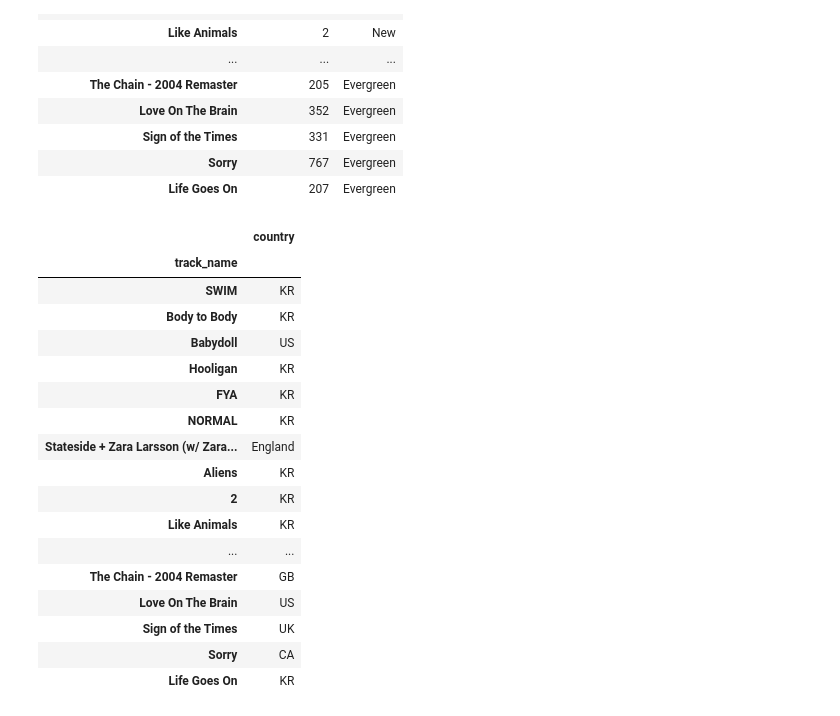
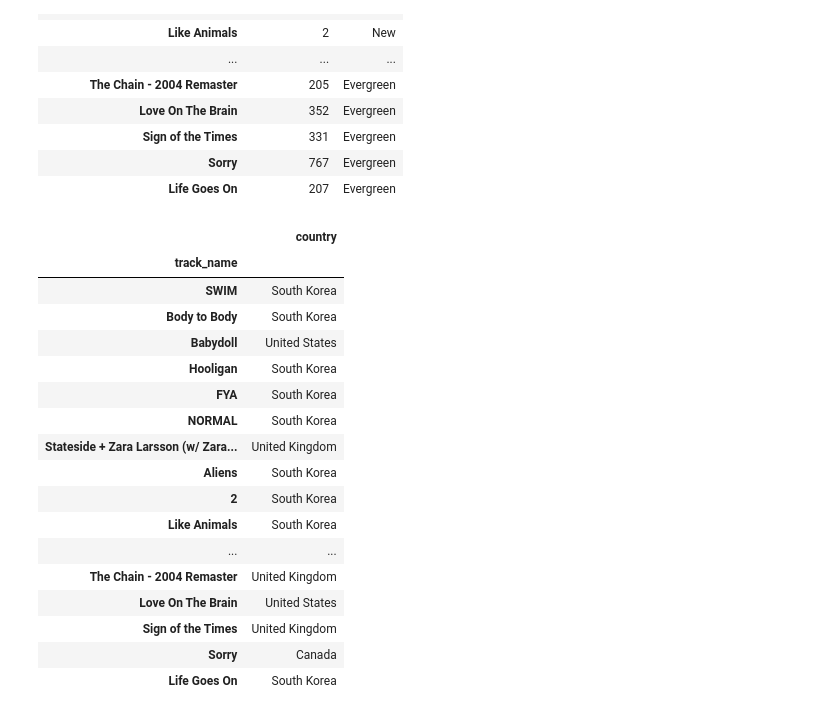
Before and after one commit to olegbyte-del/data_cleaning_spotify_global_trends, a Jupyter notebook: spotify_global_trends_data_cleaning.ipynb, the cells around one changed output. Cells and saved outputs as stored; diff of their text form; code cells hidden in the pictures.

```diff
--- a/spotify_global_trends_data_cleaning.ipynb
+++ b/spotify_global_trends_data_cleaning.ipynb
@@ -50,7 +50,3 @@ Data columns (total 12 columns):
  11  longevity            178 non-null    object
 dtypes: int64(6), object(6)
 memory usage: 18.1+ KB
-# %%
-spotify_dtb_df.loc['Babydoll', 'country'] = "US"
-spotify_dtb_df.loc['Sign of the Times', 'country'] = "UK"
-spotify_dtb_df
@@ -191,22 +173,34 @@ spotify_dtb_df[['days_on_chart', 'longevity']]
 | Life Goes On | 207 | Evergreen |
 # %%
 spotify_dtb_df[['country']]
+spotify_dtb_df['country'].unique()
+
+import importlib
+import data_standardization
+
+importlib.reload(data_standardization)
+
+from data_standardization import country_domain_to_fullname_country
+
+spotify_dtb_df['country'] = spotify_dtb_df['country'].apply(country_domain_to_fullname_country)
+
+spotify_dtb_df[['country']]
 # %% [output]
 |  | country |
 | track_name |  |
-| SWIM | KR |
-| Body to Body | KR |
-| Babydoll | US |
-| Hooligan | KR |
-| FYA | KR |
-| NORMAL | KR |
-| Stateside + Zara Larsson (w/ Zara... | England |
-| Aliens | KR |
-| 2 | KR |
-| Like Animals | KR |
+| SWIM | South Korea |
+| Body to Body | South Korea |
+| Babydoll | United States |
+| Hooligan | South Korea |
+| FYA | South Korea |
+| NORMAL | South Korea |
+| Stateside + Zara Larsson (w/ Zara... | United Kingdom |
+| Aliens | South Korea |
+| 2 | South Korea |
+| Like Animals | South Korea |
 | ... | ... |
-| The Chain - 2004 Remaster | GB |
-| Love On The Brain | US |
-| Sign of the Times | UK |
-| Sorry | CA |
-| Life Goes On | KR |
+| The Chain - 2004 Remaster | United Kingdom |
+| Love On The Brain | United States |
+| Sign of the Times | United Kingdom |
+| Sorry | Canada |
+| Life Goes On | South Korea |
```
Also changed, not shown: parts of 6 cells of this notebook, 1 other file.
